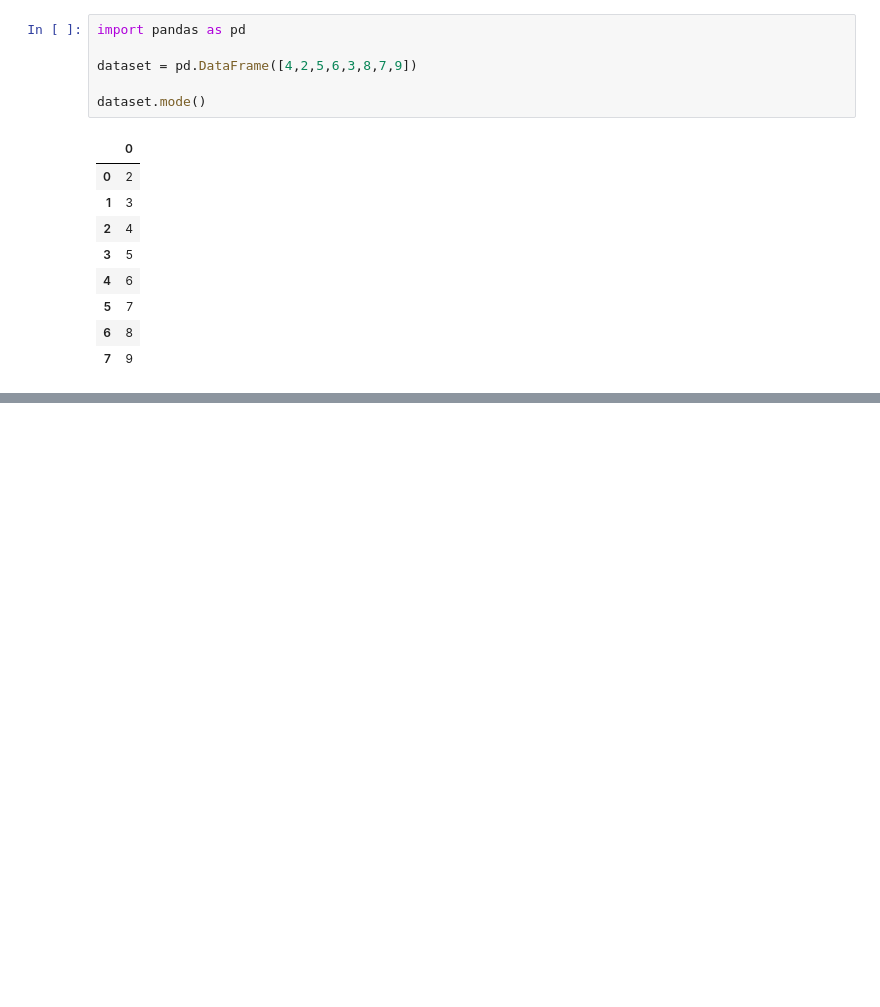
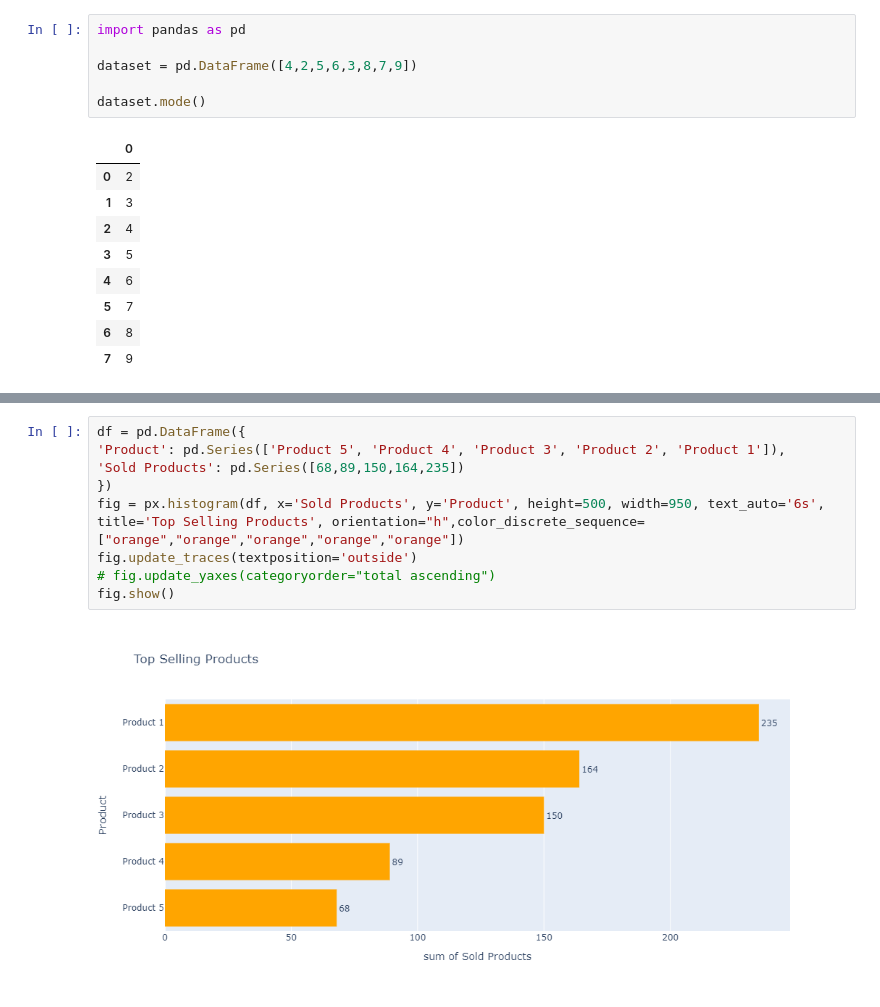
Before and after one commit to mart-anthony-stark/Machine-Learning-and-Deep-Learning, a Jupyter notebook: Suicidal Behaviours Among Adolescents/Untitled.ipynb, the cells around one changed output, grey strips where cells are left out. Drawn from its saved outputs; the diff is of its cells as text; blank space fills up the shorter version.

```diff
--- a/Suicidal Behaviours Among Adolescents/Untitled.ipynb
+++ b/Suicidal Behaviours Among Adolescents/Untitled.ipynb
@@ -16,0 +53,11 @@ dataset.mode()
+# %%
+df = pd.DataFrame({
+'Product': pd.Series(['Product 5', 'Product 4', 'Product 3', 'Product 2', 'Product 1']),
+'Sold Products': pd.Series([68,89,150,164,235])
+})
+fig = px.histogram(df, x='Sold Products', y='Product', height=500, width=950, text_auto='6s', title='Top Selling Products', orientation="h",color_discrete_sequence=["orange","orange","orange","orange","orange"])
+fig.update_traces(textposition='outside')
+# fig.update_yaxes(categoryorder="total ascending")
+fig.show()
+# %% [output]
+[figure, added]
```
Also changed, not shown: parts of 3 cells of this notebook.
